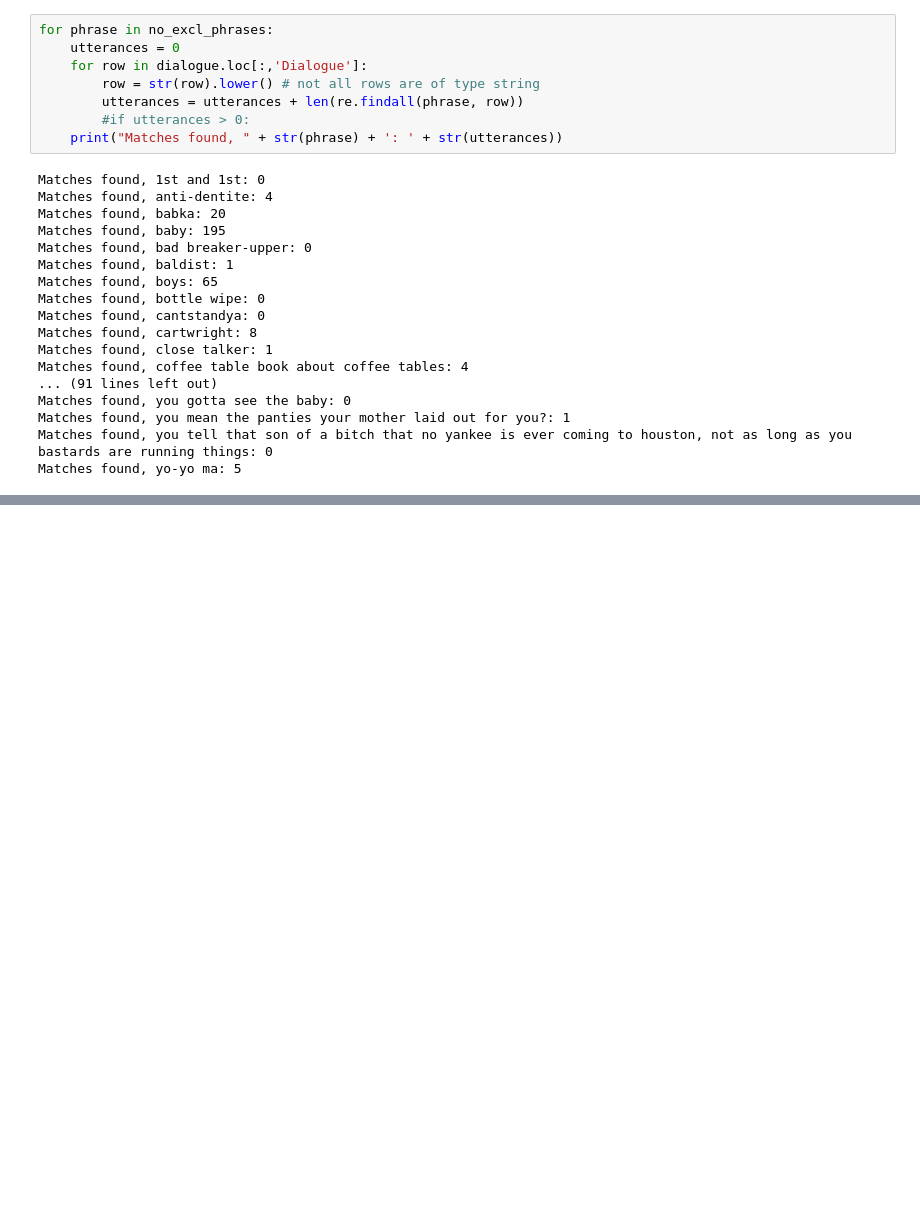
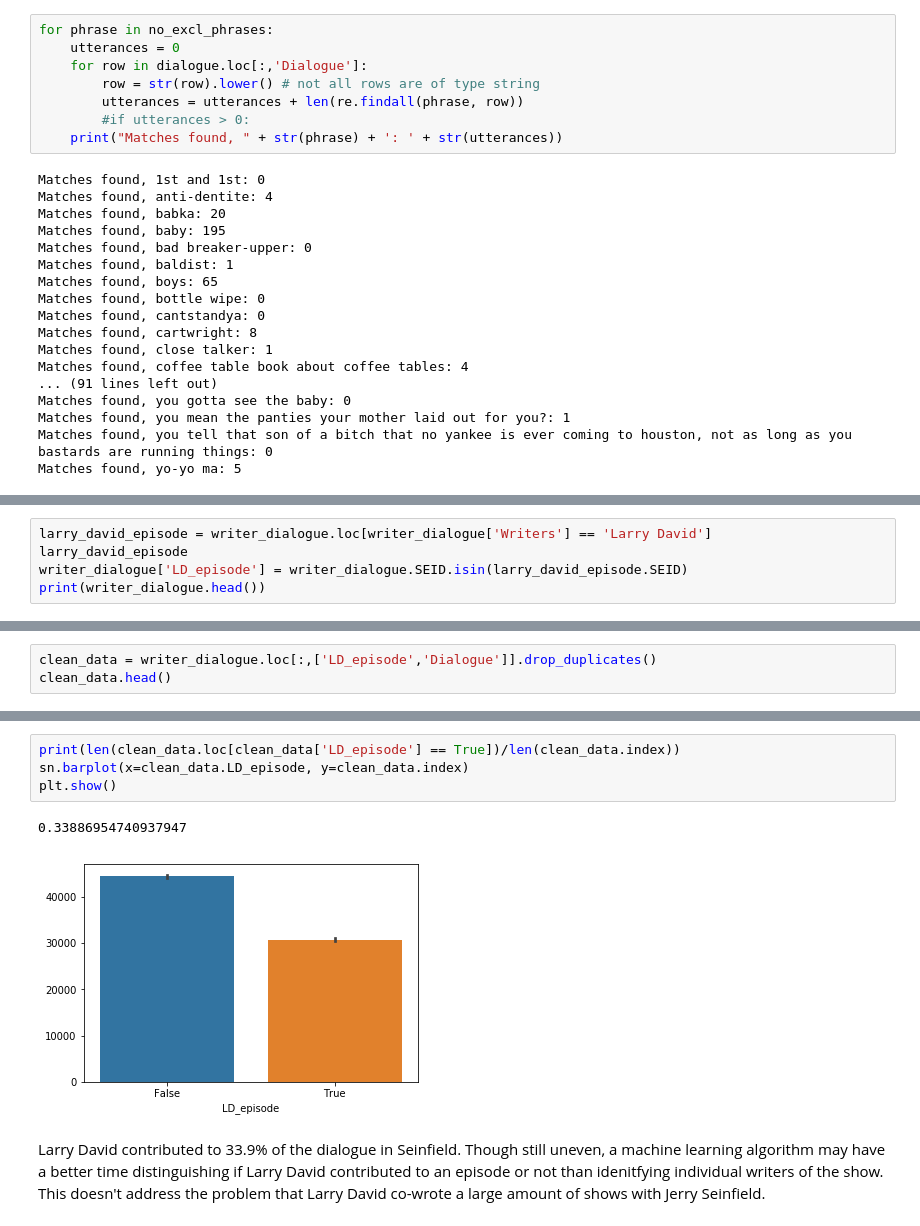
Before and after one commit to wwells/CUNY_DATA_620_GROUP, a Jupyter notebook: Final_Project/DATA_620_NLP.ipynb, the cells around one changed output, grey strips where cells are left out. Saved outputs shown, nothing was run; the diff lists cells and outputs as text; blank space fills up the shorter version.

```diff
--- a/Final_Project/DATA_620_NLP.ipynb
+++ b/Final_Project/DATA_620_NLP.ipynb
@@ -248,0 +293,5 @@ Matches found, yo-yo ma: 5
+# %%
+larry_david_episode = writer_dialogue.loc[writer_dialogue['Writers'] == 'Larry David']
+larry_david_episode
+writer_dialogue['LD_episode'] = writer_dialogue.SEID.isin(larry_david_episode.SEID)
+print(writer_dialogue.head())
@@ -248,0 +319,3 @@ Matches found, yo-yo ma: 5
+# %%
+clean_data = writer_dialogue.loc[:,['LD_episode','Dialogue']].drop_duplicates()
+clean_data.head()
@@ -248,0 +329,9 @@ Matches found, yo-yo ma: 5
+# %%
+print(len(clean_data.loc[clean_data['LD_episode'] == True])/len(clean_data.index))
+sn.barplot(x=clean_data.LD_episode, y=clean_data.index)
+plt.show()
+# %% [output]
+0.33886954740937947
+[figure, added]
+# %% [markdown]
+Larry David contributed to 33.9% of the dialogue in Seinfield. Though still uneven, a machine learning algorithm may have a better time distinguishing if Larry David contributed to an episode or not than idenitfying individual writers of the show. This doesn't address the problem that Larry David co-wrote a large amount of shows with Jerry Seinfield.
```
Also changed, not shown: parts of 7 cells of this notebook.
